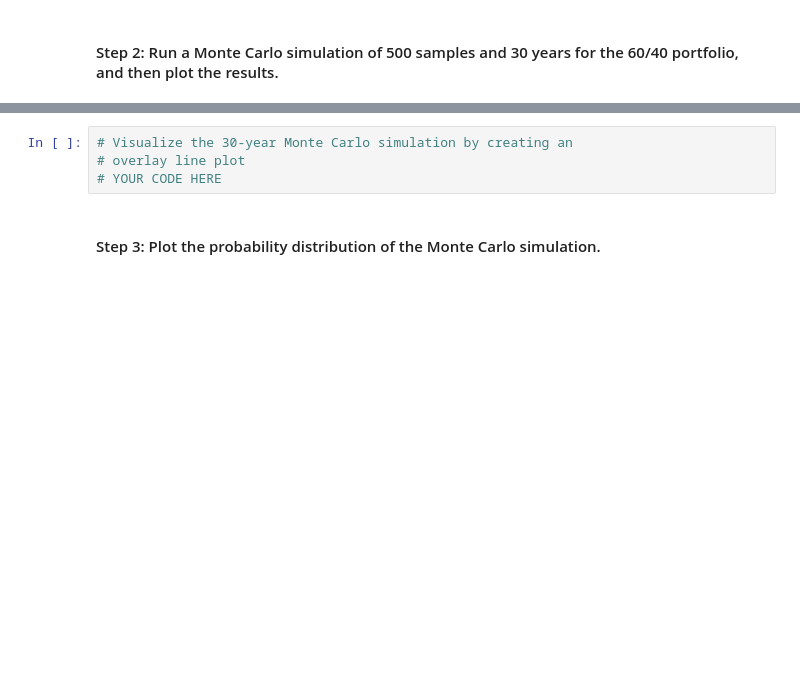
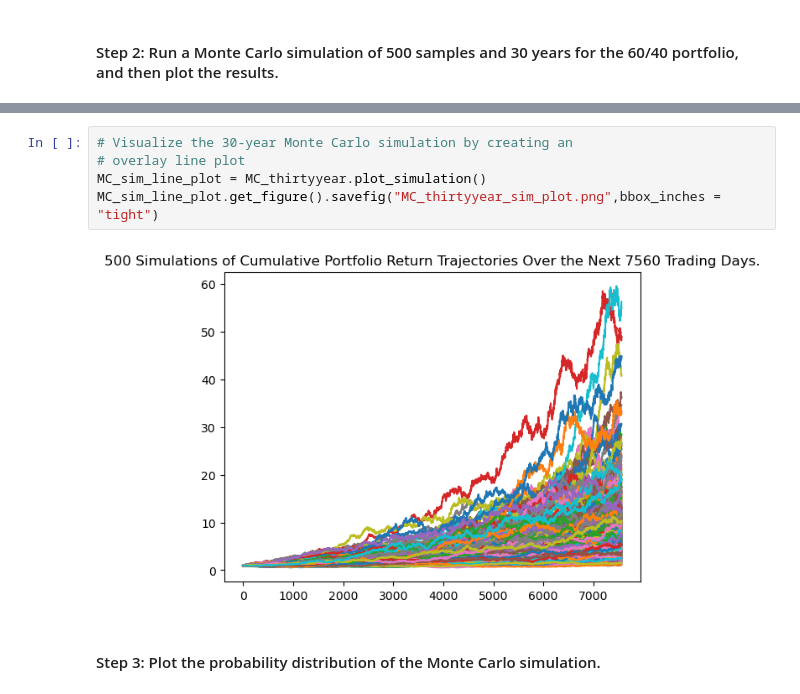
Before and after one commit to ssenhouse/challenge-05-042023, a Jupyter notebook: Starter_Code/financial_planning_tools.ipynb, the cells around one changed output, grey strips where cells are left out. Drawn from its saved outputs; the diff is of its cells as text; blank space fills up the shorter version.

Commit message:
Completed 30yr monte carlo simulations

```diff
--- a/Starter_Code/financial_planning_tools.ipynb
+++ b/Starter_Code/financial_planning_tools.ipynb
@@ -562,7 +562,10 @@ Running Monte Carlo simulation number 490.
 # %%
 # Visualize the 30-year Monte Carlo simulation by creating an
 # overlay line plot
-# YOUR CODE HERE
+MC_sim_line_plot = MC_thirtyyear.plot_simulation()
+MC_sim_line_plot.get_figure().savefig("MC_thirtyyear_sim_plot.png",bbox_inches = "tight")
+# %% [output]
+[figure, added]
 # %% [markdown]
 #### Step 3: Plot the probability distribution of the Monte Carlo simulation.
 # %%
```
Also changed, not shown: parts of 6 cells of this notebook, 2 other files.
